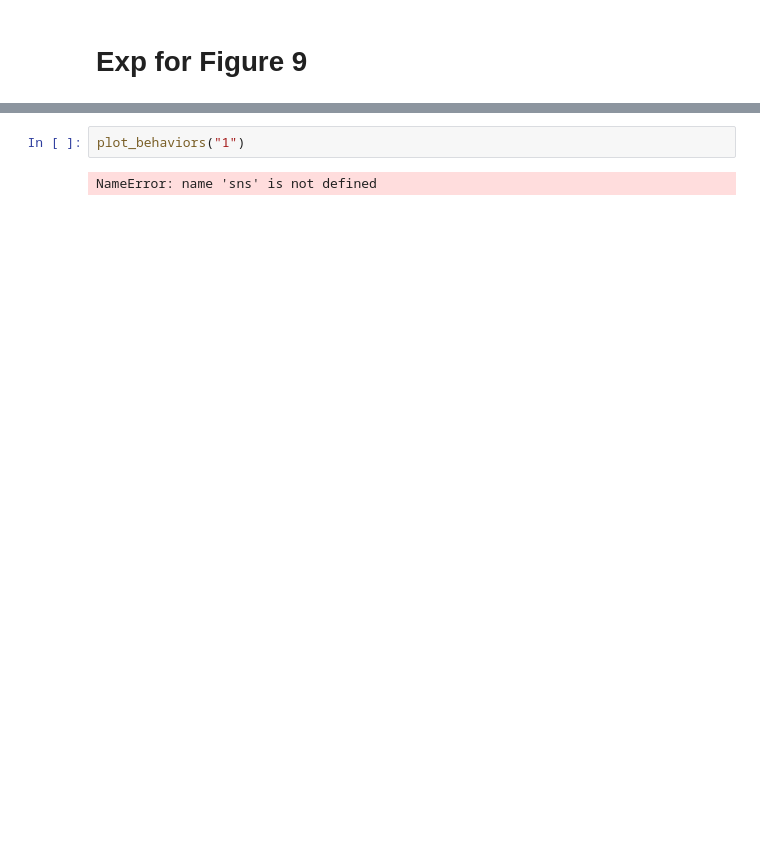
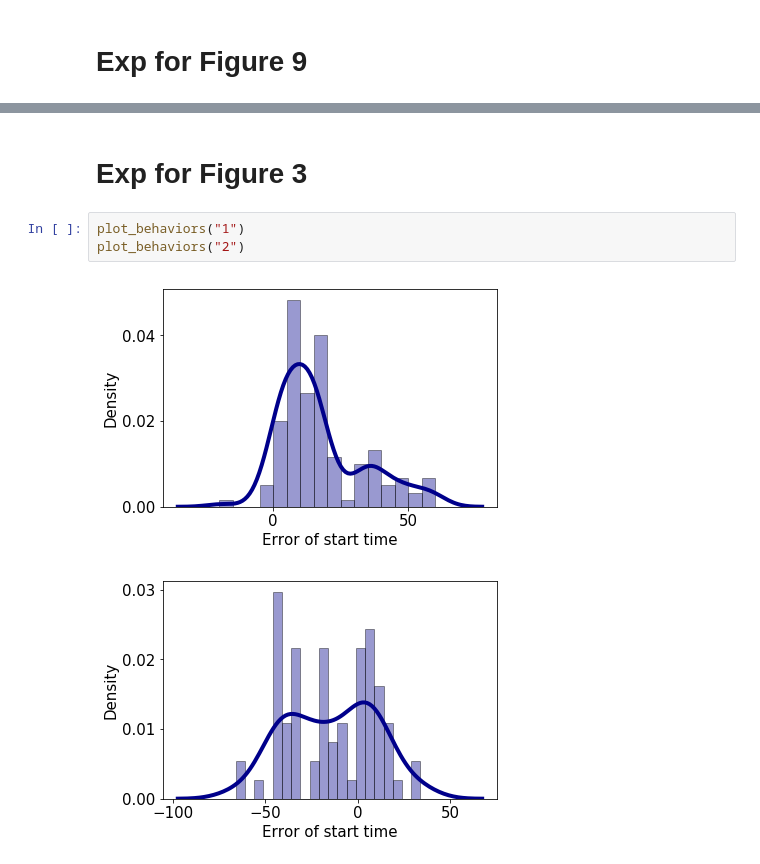
Before and after one commit to sfu-db/Lightor_Exp, a Jupyter notebook: exp.ipynb, the cells around one changed output, grey strips where cells are left out. Drawn from its saved outputs; the diff is of its cells as text; blank space fills up the shorter version.

```diff
--- a/exp.ipynb
+++ b/exp.ipynb
@@ -223,4 +238,8 @@ ImportError: No module named 'seaborn'
+# %% [markdown]
+# Exp for Figure 3
 # %%
 plot_behaviors("1")
+plot_behaviors("2")
 # %% [output]
-NameError: name 'sns' is not defined
+[figure, added]
+[figure, added]
```
Also changed, not shown: parts of 8 cells of this notebook, 49 other files.
